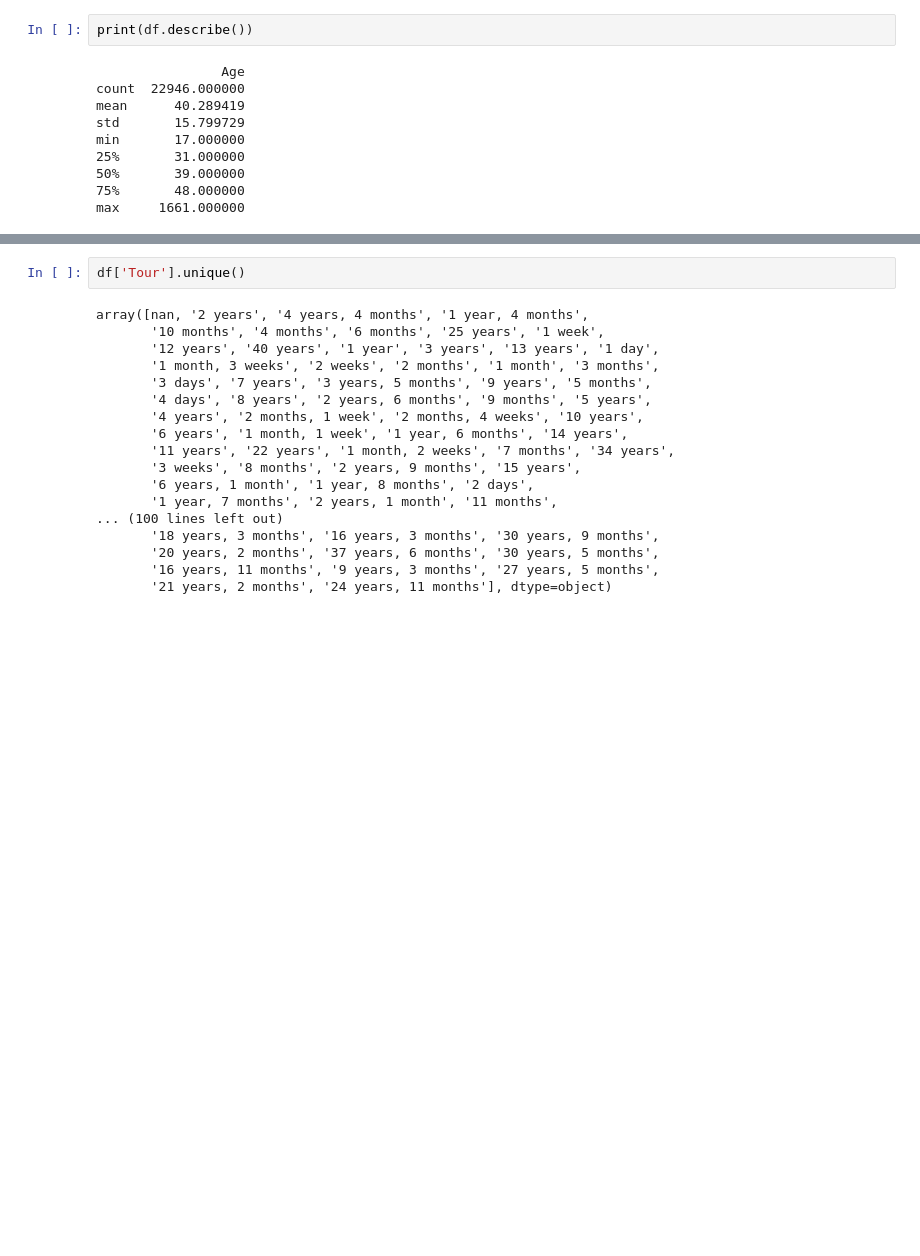
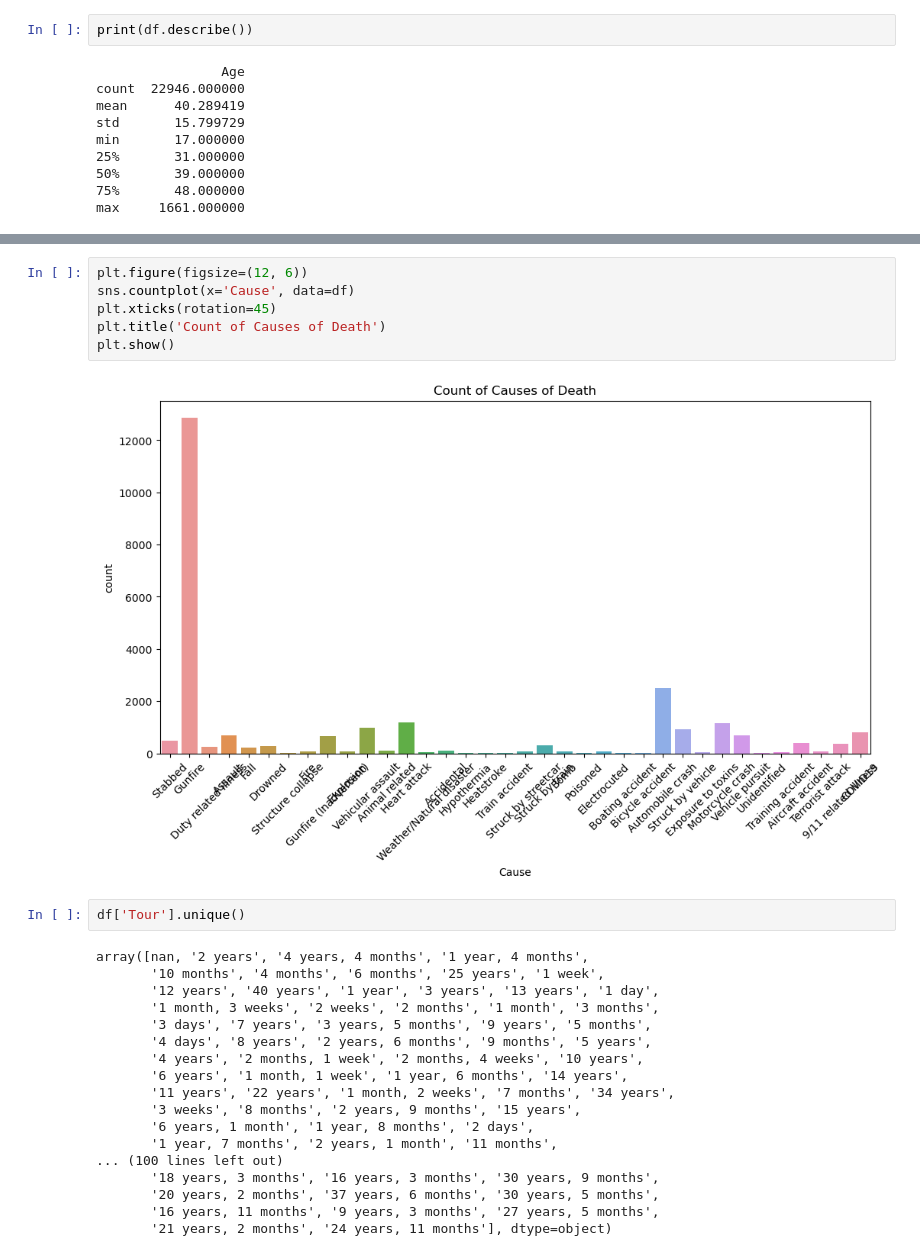
Before and after one commit to Epb9300/emibaS4, a Jupyter notebook: scripts/test.ipynb, the cells around one changed output, grey strips where cells are left out. Drawn from its saved outputs; the diff is of its cells as text; blank space fills up the shorter version.

```diff
--- a/scripts/test.ipynb
+++ b/scripts/test.ipynb
@@ -97,3 +165,11 @@ array([  nan,   53.,   40.,   45.,   52.,   74.,   20.,   48.,   46.,
+# %%
+plt.figure(figsize=(12, 6))
+sns.countplot(x='Cause', data=df)
+plt.xticks(rotation=45)
+plt.title('Count of Causes of Death')
+plt.show()
+# %% [output]
+[figure, added]
 # %%
 df['Tour'].unique()
 # %% [output]
```
Also changed, not shown: parts of 13 cells of this notebook.
